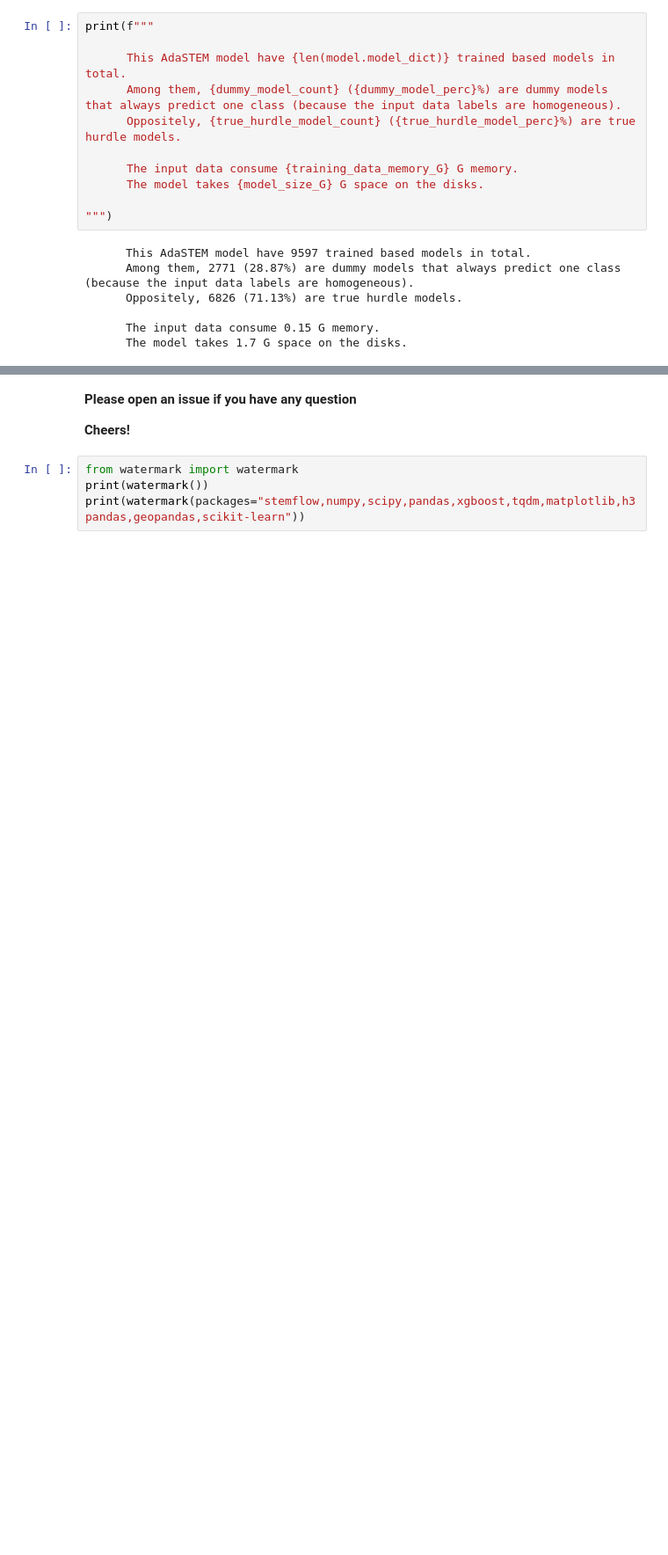
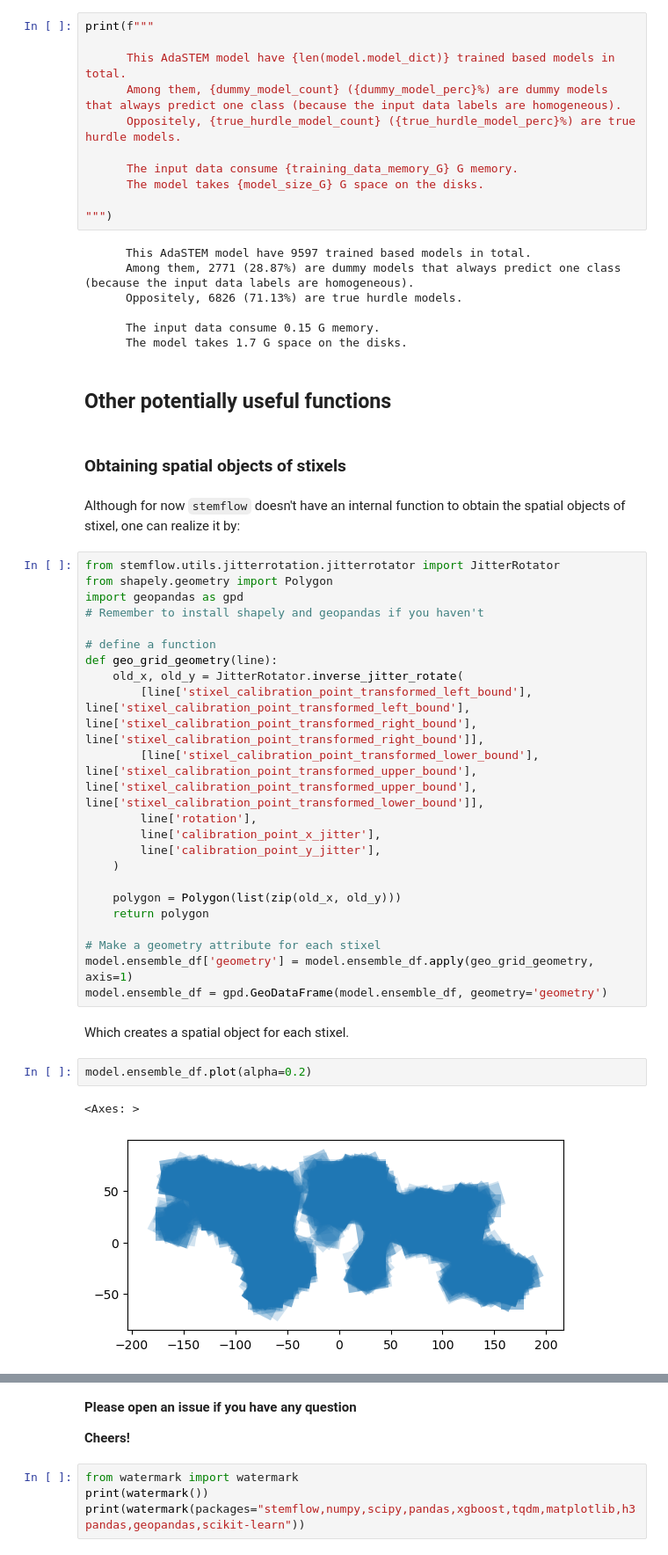
Before and after one commit to chenyangkang/stemflow, a Jupyter notebook: docs/Examples/01.AdaSTEM_demo.ipynb, the cells around one changed output, grey strips where cells are left out. Shown at 88% size. Drawn from its saved outputs; the diff is of its cells as text; blank space fills up the shorter version.

Commit message:
add method of obtaining spatial objects for stixels in the demo; related to #54

```diff
--- a/docs/Examples/01.AdaSTEM_demo.ipynb
+++ b/docs/Examples/01.AdaSTEM_demo.ipynb
@@ -592,3 +592,38 @@ print(f"""
 
       The input data consume 0.15 G memory.
       The model takes 1.7 G space on the disks.
+# %% [markdown]
+## Other potentially useful functions
+# %% [markdown]
+### Obtaining spatial objects of stixels
+# %% [markdown]
+Although for now `stemflow` doesn't have an internal function to obtain the spatial objects of stixel, one can realize it by:
+# %%
+from stemflow.utils.jitterrotation.jitterrotator import JitterRotator
+from shapely.geometry import Polygon
+import geopandas as gpd
+# Remember to install shapely and geopandas if you haven't
+
+# define a function
+def geo_grid_geometry(line):
+    old_x, old_y = JitterRotator.inverse_jitter_rotate(
+        [line['stixel_calibration_point_transformed_left_bound'], line['stixel_calibration_point_transformed_left_bound'], line['stixel_calibration_point_transformed_right_bound'], line['stixel_calibration_point_transformed_right_bound']],
+        [line['stixel_calibration_point_transformed_lower_bound'], line['stixel_calibration_point_transformed_upper_bound'], line['stixel_calibration_point_transformed_upper_bound'], line['stixel_calibration_point_transformed_lower_bound']],
+        line['rotation'],
+        line['calibration_point_x_jitter'],
+        line['calibration_point_y_jitter'],
+    )
+
+    polygon = Polygon(list(zip(old_x, old_y)))
+    return polygon
+
+# Make a geometry attribute for each stixel
+model.ensemble_df['geometry'] = model.ensemble_df.apply(geo_grid_geometry, axis=1)
+model.ensemble_df = gpd.GeoDataFrame(model.ensemble_df, geometry='geometry')
+# %% [markdown]
+Which creates a spatial object for each stixel.
+# %%
+model.ensemble_df.plot(alpha=0.2)
+# %% [output]
+<Axes: >
+[figure, added]
```
Also changed, not shown: parts of 7 cells of this notebook, 3 other files.
